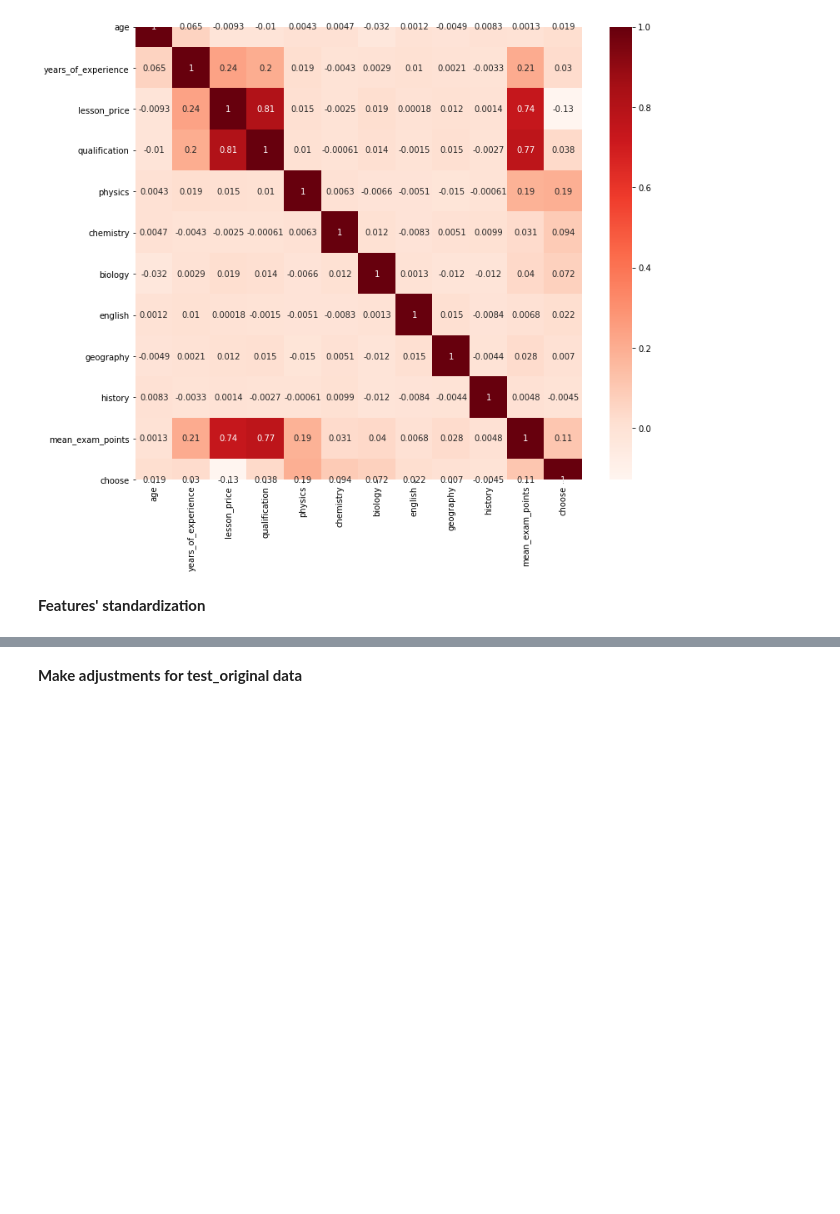
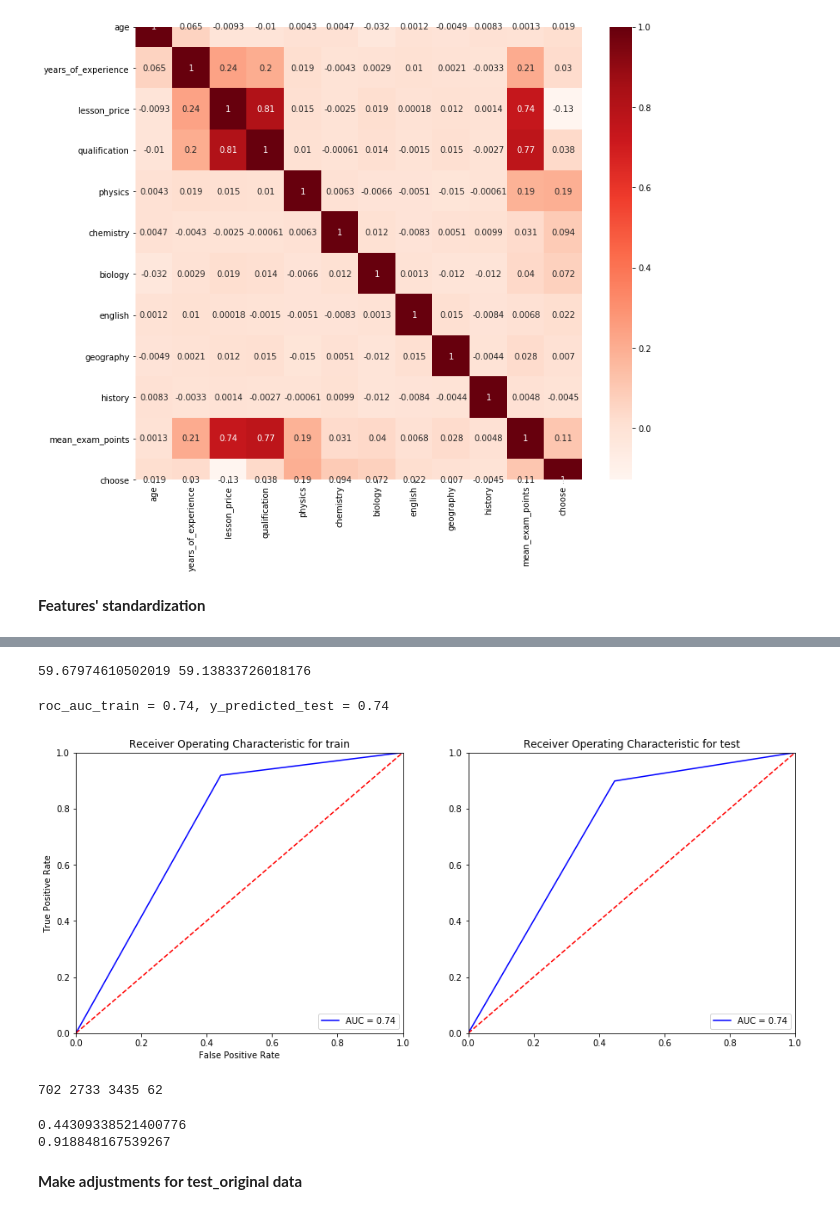
Before and after one commit to kirill50/Kaggle, a Jupyter notebook: Proper Tutor/Choose tutors.ipynb, the cells around one changed output, grey strips where cells are left out. Cells and saved outputs as stored; diff of their text form; code cells hidden in the pictures; blank space fills up the shorter version.

```diff
--- a/Proper Tutor/Choose tutors.ipynb
+++ b/Proper Tutor/Choose tutors.ipynb
@@ -432,0 +195,2 @@ print(f'Точность случайного леса из {n_trees} дерев
+# %%
+W = eval_model(X_train_tr, y_train, iterations=5000, alpha=1e-2)
@@ -432,0 +241,77 @@ print(f'Точность случайного леса из {n_trees} дерев
+# %%
+y_predicted_train = predict(W, X_train_tr)
+y_predicted_test = predict(W, X_test_tr)
+# %%
+# В качестве меры точности возьмем долю правильных ответов
+train_accuracy = 100.0 - np.mean(np.abs(y_predicted_train[0] - y_train)*100.0)
+test_accuracy = 100.0 - np.mean(np.abs(y_predicted_test[0] - y_test)*100.0)
+
+print(train_accuracy, test_accuracy)
+# %% [output]
+59.67974610502019 59.13833726018176
+# %%
+#ROC curve
+#calculate the fpr and tpr for all thresholds of the classification
+
+fpr, tpr, threshold = metrics.roc_curve(y_train, y_predicted_train[0])
+roc_auc_train = metrics.auc(fpr, tpr)
+# %%
+#ROC curve
+#calculate the fpr and tpr for all thresholds of the classification
+
+fpr2, tpr2, threshold2 = metrics.roc_curve(y_test, y_predicted_test[0])
+roc_auc_test = metrics.auc(fpr, tpr)
+# %%
+print(f'roc_auc_train = {round(roc_auc_train,2)}, y_predicted_test = {round(roc_auc_test,2)}')
+# %% [output]
+roc_auc_train = 0.74, y_predicted_test = 0.74
+# %%
+fig, ax = plt.subplots(nrows=1, ncols=2)
+fig.set_size_inches(15,6)
+ax1, ax2 = ax.flatten()
+ax1.set_title('Receiver Operating Characteristic for train')
+ax1.plot(fpr, tpr, 'b', label = 'AUC = %0.2f' % roc_auc_train)
+ax1.legend(loc = 'lower right')
+ax1.plot([0, 1], [0, 1],'r--')
+ax1.set_xlim([0, 1])
+ax1.set_ylim([0, 1])
+ax1.set_ylabel('True Positive Rate')
+ax1.set_xlabel('False Positive Rate')
+
+ax2.set_title('Receiver Operating Characteristic for test')
+ax2.plot(fpr2, tpr2, 'b', label = 'AUC = %0.2f' % roc_auc_test)
+ax2.legend(loc = 'lower right')
+ax2.plot([0, 1], [0, 1],'r--')
+ax2.set_xlim([0, 1])
+ax2.set_ylim([0, 1])
+
+plt.show()
+# %% [output]
+[figure, added]
+# %%
+#ROC manually
+TP, FP, TN, FN = 0,0,0,0
+
+for pred, true in zip(y_predicted_train[0], y_train):
+    if pred == 1:
+        if true == 1:
+            TP+=1
+        else:
+            FP+=1
+    else:
+        if true == 1:
+            FN+=1
+        else:
+            TN+=1
+
+print(TP, FP, TN, FN)
+# %% [output]
+702 2733 3435 62
+# %%
+false_positive_rate = FP / (FP + TN)
+true_positive_rate = TP / (TP + FN)
+
+print(f'{false_positive_rate}\n{true_positive_rate}')
+# %% [output]
+0.44309338521400776
+0.918848167539267
```
Also changed, not shown: parts of 47 cells of this notebook.
